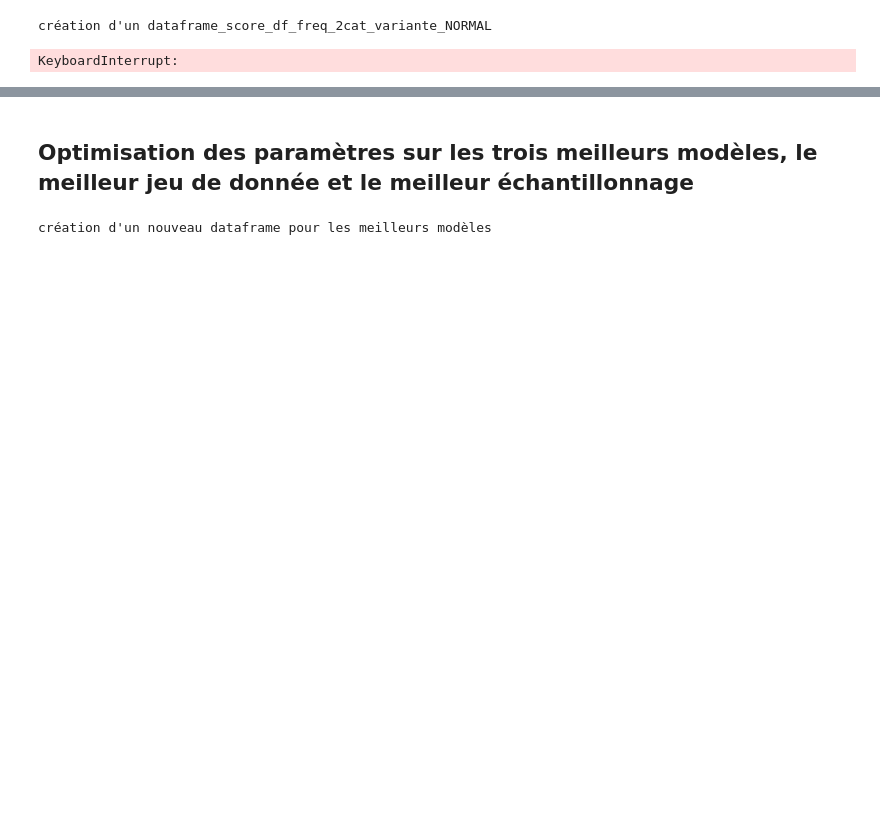
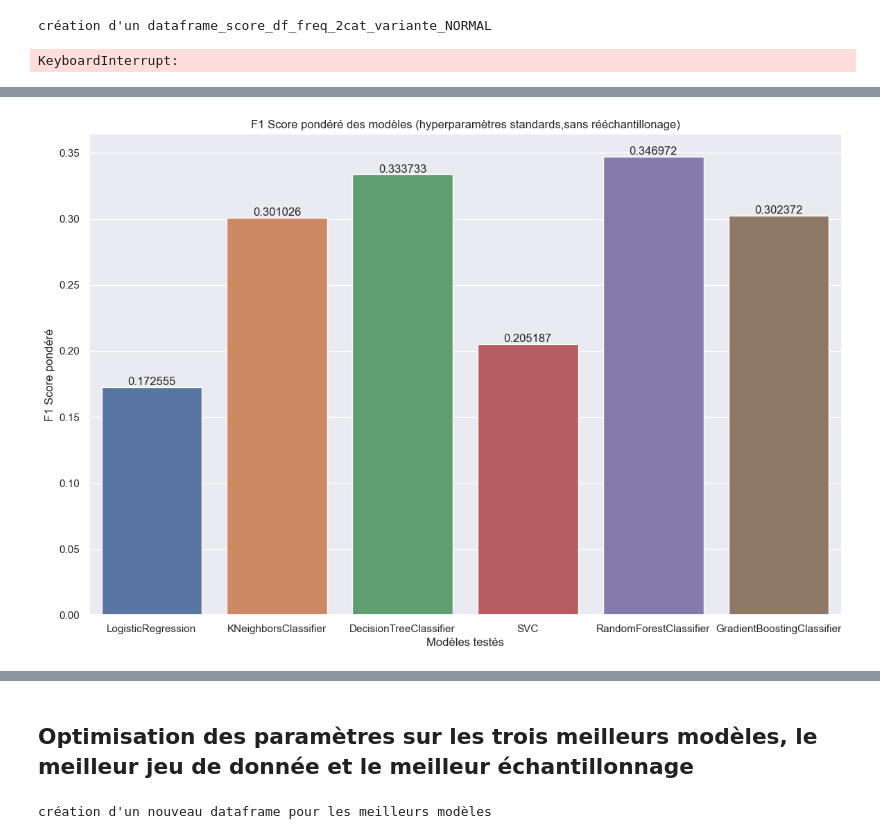
Before and after one commit to FGRANET/Rakuten-project, a Jupyter notebook: notebooks/3.1_ML_Metadonnees.ipynb, the cells around one changed output, grey strips where cells are left out. Drawn from its saved outputs; the diff is of its cells as text; code cells hidden in the pictures; blank space fills up the shorter version.

```diff
--- a/notebooks/3.1_ML_Metadonnees.ipynb
+++ b/notebooks/3.1_ML_Metadonnees.ipynb
@@ -351,3 +335,3 @@ df_score_compile.sort_values(by ='F1_weighted', axis=0,
-# %%
-dump(df_score_compile,'df_score_compile.joblib')
-df_score_compile = load('df_score_compile.joblib')
+# %%
+df_score_compile['Model'] = df_score_compile['Model'].map(lambda x:x.split('(')[0])
+df_score_compile.head()
@@ -353,0 +347,8 @@ df_score_compile = load('df_score_compile.joblib')
+# %%
+# Effet du modèle sur le F1_weighted
+# Classment par valeurs du F1_weighted
+
+df_score_compile.sort_values(by ='F1_weighted', axis=0,
+                              ascending=False,
+                              inplace=False,kind='quicksort',
+                              na_position='last',ignore_index=False).head(10)
@@ -353,0 +367,17 @@ df_score_compile = load('df_score_compile.joblib')
+# %%
+# Effet du modèle sur le score F1_weighted, échantillonageg normal et encodage direct par la fréquence
+scores_encodage_direct_freq = df_score_compile[(df_score_compile['Echantillonage'] == 'NORMAL') & (df_score_compile['Dataframe'] == 'df_freq_encod_brut')]
+# %%
+import seaborn as sns
+
+fig = plt.figure(figsize=(14,9))
+sns.set_theme()
+ax  = sns.barplot(x='Model', y='F1_weighted', data=scores_encodage_direct_freq,errwidth=0);
+plt.title('F1 Score pondéré des modèles (hyperparamètres standards,sans rééchantillonage)')
+plt.xlabel('Modèles testés')
+plt.ylabel('F1 Score pondéré')
+for i in ax.containers:
+    ax.bar_label(i,)
+plt.show()
+# %% [output]
+[figure, added]
```
Also changed, not shown: parts of 38 cells of this notebook.
